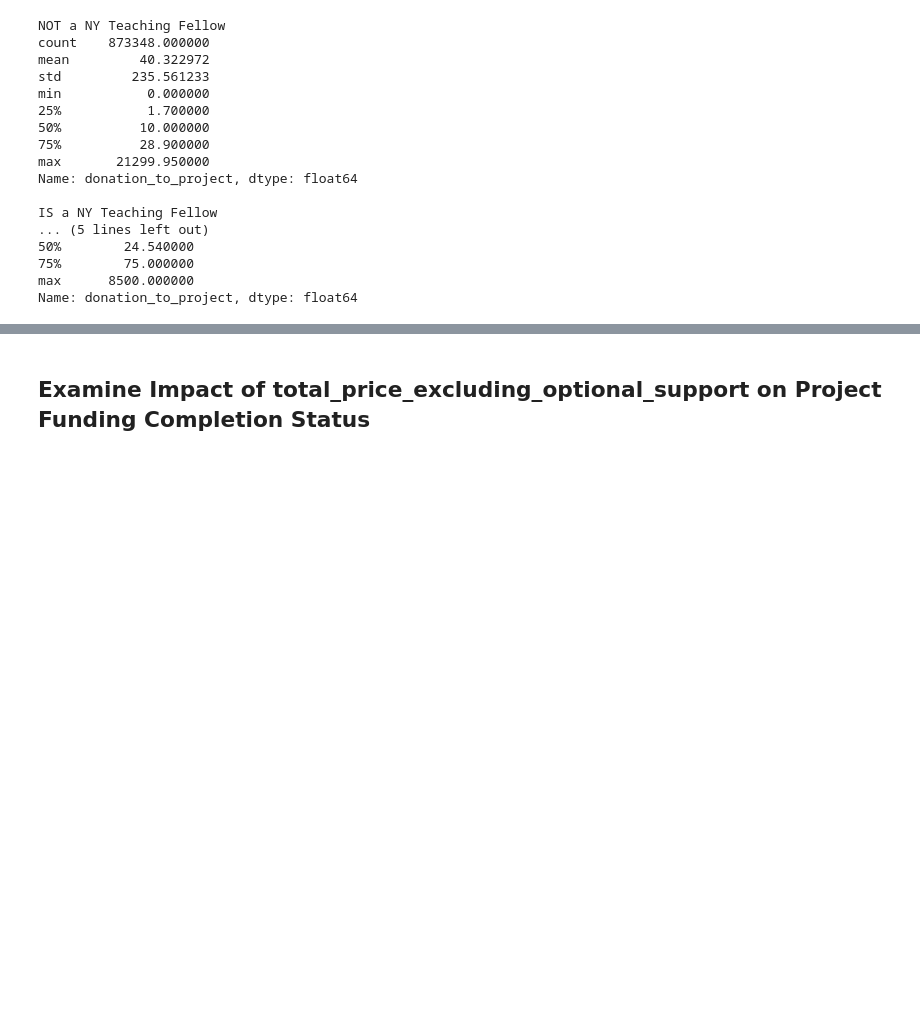
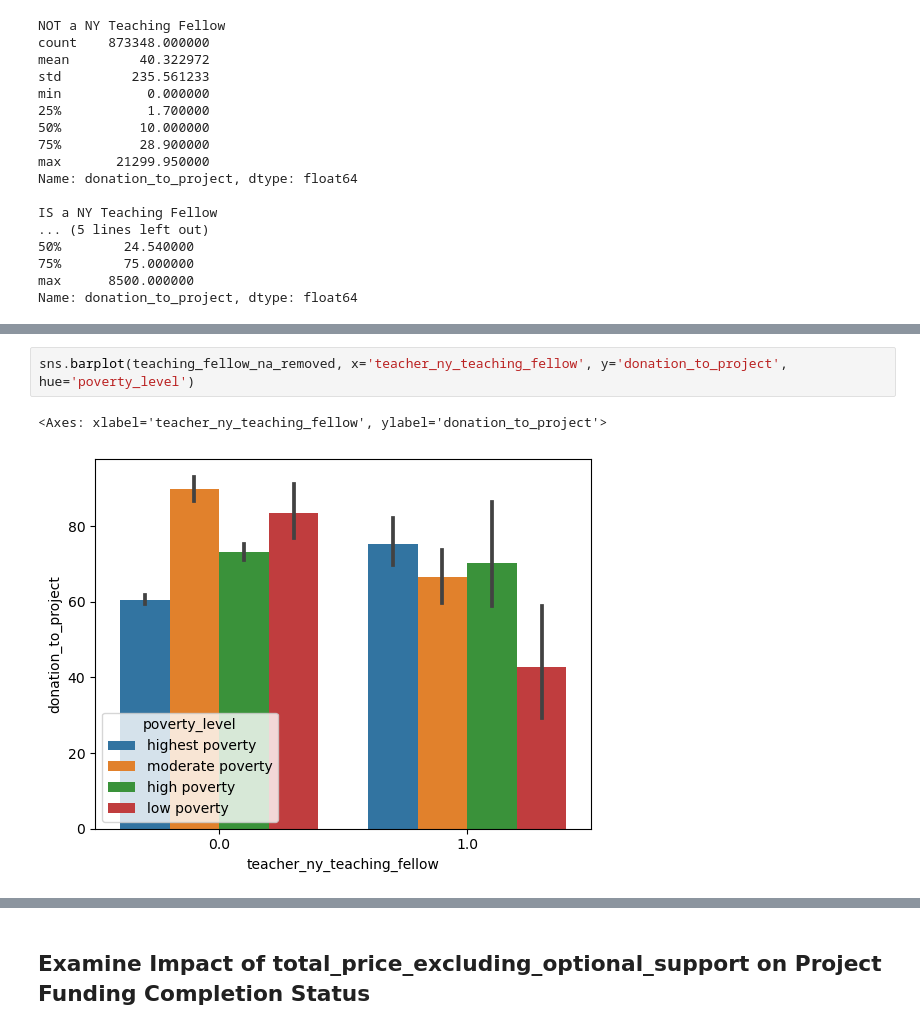
Before and after one commit to wallychang88/pythonforbusiness, a Jupyter notebook: Project_starterFile.ipynb, the cells around one changed output, grey strips where cells are left out. Saved outputs shown, nothing was run; the diff lists cells and outputs as text; blank space fills up the shorter version.

```diff
--- a/Project_starterFile.ipynb
+++ b/Project_starterFile.ipynb
@@ -138,3 +136,8 @@ plt.title('Effect of Being a NY Teaching Fellow on Mean Donation Amount')
 plt.show()
 # %% [output]
 [figure]
+# %%
+sns.barplot(teaching_fellow_na_removed, x='teacher_ny_teaching_fellow', y='donation_to_project', hue='poverty_level')
+# %% [output]
+<Axes: xlabel='teacher_ny_teaching_fellow', ylabel='donation_to_project'>
+[figure, added]
```
Also changed, not shown: parts of 6 cells of this notebook.
